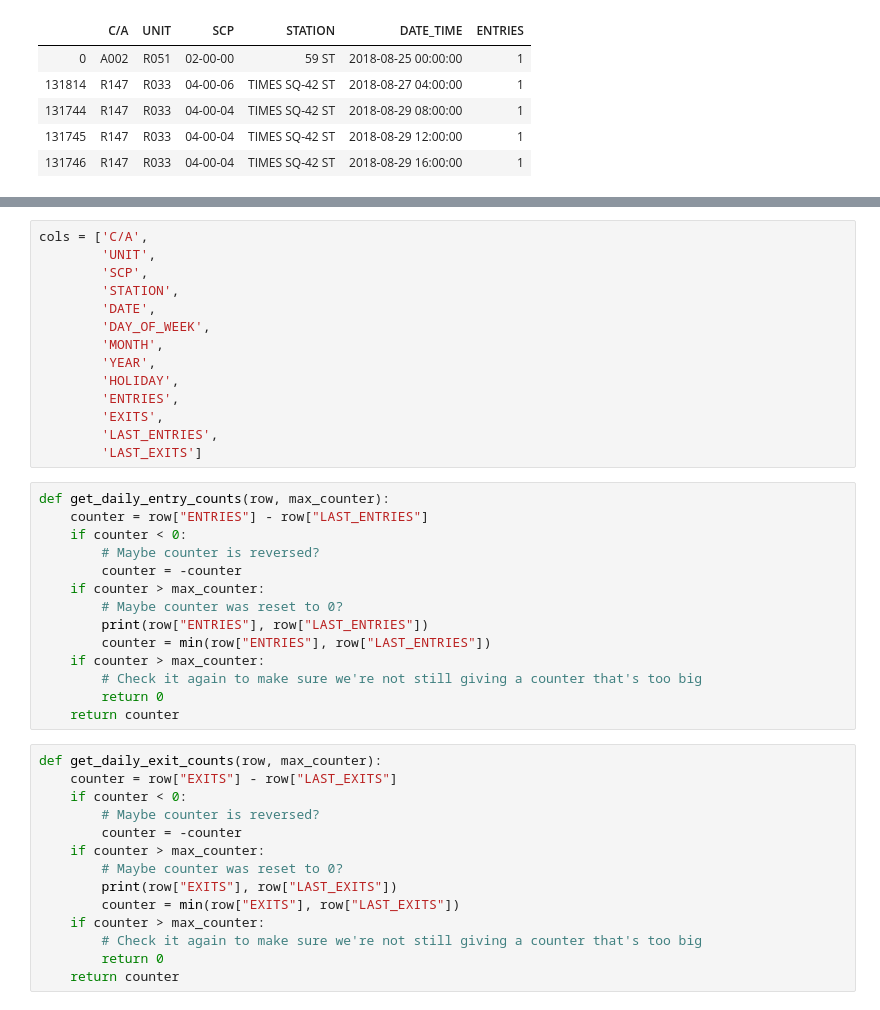
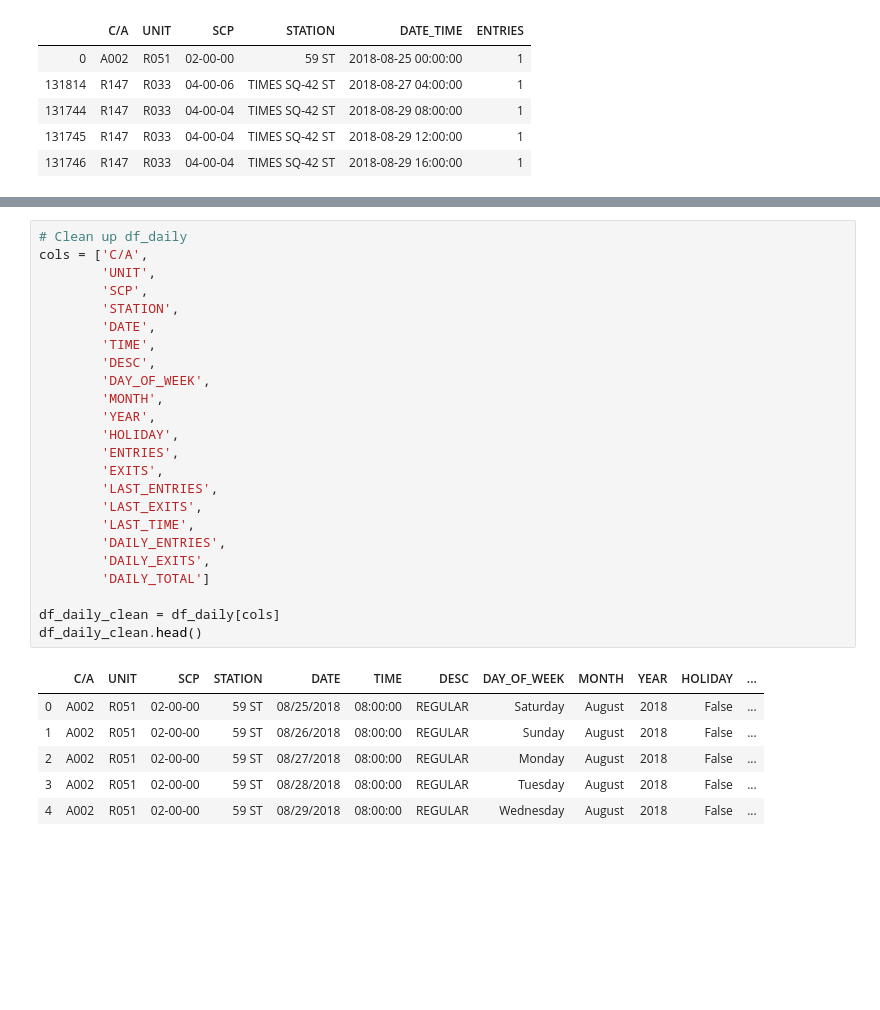
Before and after one commit to thomkav/nyc19_ds21_foottraffic_team2, a Jupyter notebook: notebooks/data_analysis_pipeline.ipynb, the cells around one changed output, grey strips where cells are left out. Cells and saved outputs as stored; diff of their text form; blank space fills up the shorter version.

```diff
--- a/notebooks/data_analysis_pipeline.ipynb
+++ b/notebooks/data_analysis_pipeline.ipynb
@@ -176,42 +227,31 @@ df_daily = pd.merge(df_first, df_last, on = 'for_merging', how = 'left')
 # %%
+# Clean up df_daily
 cols = ['C/A',
         'UNIT',
         'SCP',
         'STATION',
         'DATE',
+        'TIME',
+        'DESC',
         'DAY_OF_WEEK',
         'MONTH',
         'YEAR',
         'HOLIDAY',
         'ENTRIES',
         'EXITS',
         'LAST_ENTRIES',
-        'LAST_EXITS']
+        'LAST_EXITS',
+        'LAST_TIME',
+        'DAILY_ENTRIES',
+        'DAILY_EXITS',
+        'DAILY_TOTAL']
+
+df_daily_clean = df_daily[cols]
+df_daily_clean.head()
+# %% [output]
+|  | C/A | UNIT | SCP | STATION | DATE | TIME | DESC | DAY_OF_WEEK | MONTH | YEAR | HOLIDAY | ... |
+| 0 | A002 | R051 | 02-00-00 | 59 ST | 08/25/2018 | 08:00:00 | REGULAR | Saturday | August | 2018 | False | ... |
+| 1 | A002 | R051 | 02-00-00 | 59 ST | 08/26/2018 | 08:00:00 | REGULAR | Sunday | August | 2018 | False | ... |
+| 2 | A002 | R051 | 02-00-00 | 59 ST | 08/27/2018 | 08:00:00 | REGULAR | Monday | August | 2018 | False | ... |
+| 3 | A002 | R051 | 02-00-00 | 59 ST | 08/28/2018 | 08:00:00 | REGULAR | Tuesday | August | 2018 | False | ... |
+| 4 | A002 | R051 | 02-00-00 | 59 ST | 08/29/2018 | 08:00:00 | REGULAR | Wednesday | August | 2018 | False | ... |
-# %%
-def get_daily_entry_counts(row, max_counter):
-    counter = row["ENTRIES"] - row["LAST_ENTRIES"]
-    if counter < 0:
-        # Maybe counter is reversed?
-        counter = -counter
-    if counter > max_counter:
-        # Maybe counter was reset to 0?
-        print(row["ENTRIES"], row["LAST_ENTRIES"])
-        counter = min(row["ENTRIES"], row["LAST_ENTRIES"])
-    if counter > max_counter:
-        # Check it again to make sure we're not still giving a counter that's too big
-        return 0
-    return counter
-# %%
-def get_daily_exit_counts(row, max_counter):
-    counter = row["EXITS"] - row["LAST_EXITS"]
-    if counter < 0:
-        # Maybe counter is reversed?
-        counter = -counter
-    if counter > max_counter:
-        # Maybe counter was reset to 0?
-        print(row["EXITS"], row["LAST_EXITS"])
-        counter = min(row["EXITS"], row["LAST_EXITS"])
-    if counter > max_counter:
-        # Check it again to make sure we're not still giving a counter that's too big
-        return 0
-    return counter
```
Also changed, not shown: parts of 33 cells of this notebook.
